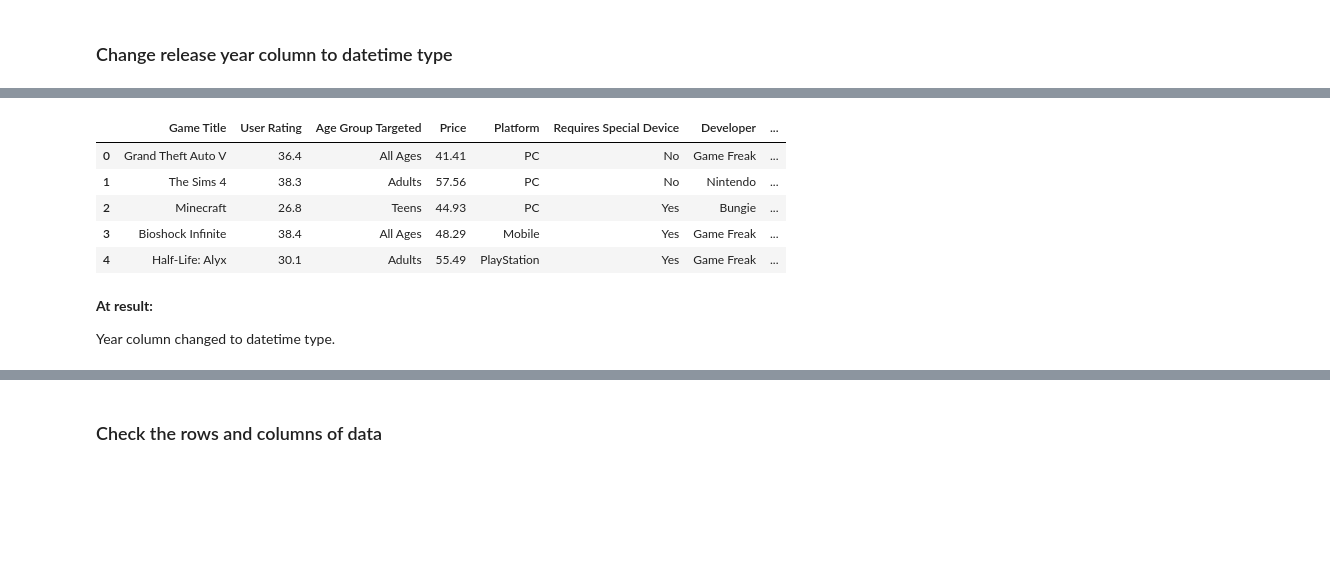
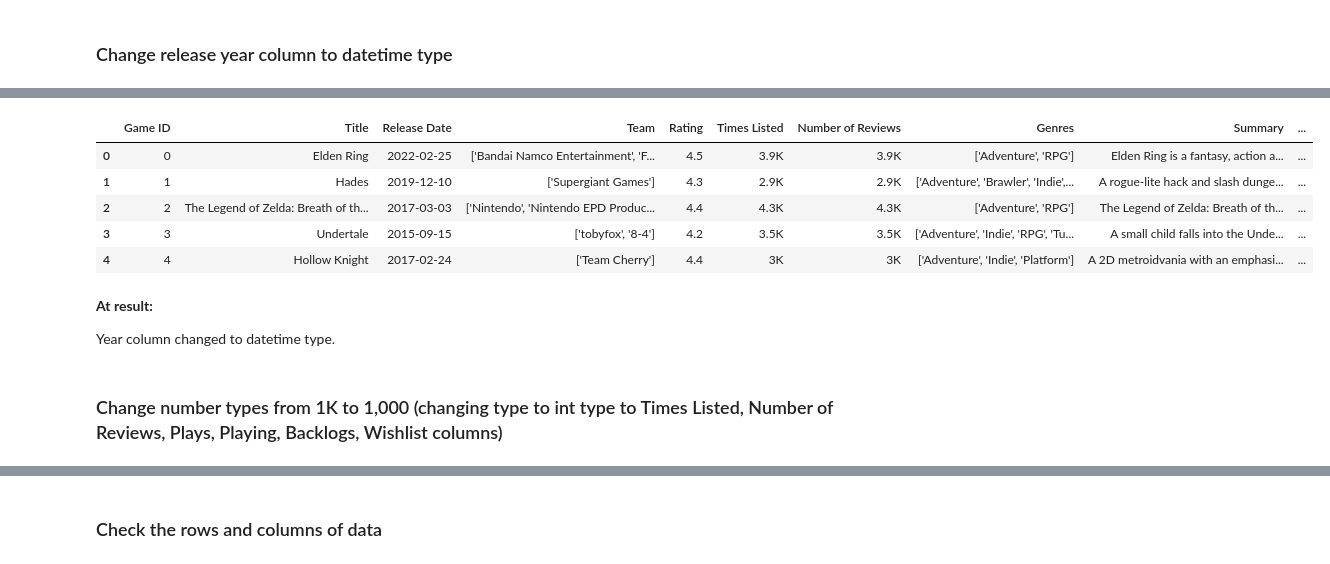
Before and after one commit to IrronRoman19/final-project-data, a Jupyter notebook: eda-project-tovtech-video-game-reviews.ipynb, the cells around one changed output, grey strips where cells are left out. Saved outputs shown, nothing was run; the diff lists cells and outputs as text; code cells hidden in the pictures; blank space fills up the shorter version.

```diff
--- a/eda-project-tovtech-video-game-reviews.ipynb
+++ b/eda-project-tovtech-video-game-reviews.ipynb
@@ -50,9 +65,9 @@ warnings.filterwarnings('ignore', category=FutureWarning)
 # %% [markdown]
 ### Load the data from dataset
 # %%
-# Import video_game_reviews.csv dataset from /kaggle/input/video-game-reviews-and-ratings
-url = '/kaggle/input/video-game-reviews-and-ratings/video_game_reviews.csv'
-reviews = pd.read_csv(url)
+# Import all_video_games(cleaned).csv dataset from /kaggle/input/video-game-reviews-and-ratings
+url = '/kaggle/input/popular-video-games-1980-2023/games.csv'
+games = pd.read_csv(url)
 # %% [markdown]
 ### Display first rows of data
 # %%
@@ -70,7 +85,10 @@ reviews.head()
 # %% [markdown]
 ### Display information about data
 # %%
+# Rename a index column
+games = games.rename(columns={'Unnamed: 0': 'Game ID'})
+
 # Display info about data
-reviews.info()
+games.info()
 # %% [output]
 <class 'pandas.core.frame.DataFrame'>
@@ -101,15 +119,15 @@ memory usage: 6.6+ MB
 # %% [markdown]
 ### Change release year column to datetime type
 # %%
-# Changing column type "Release Year" to datetime type
-reviews['Release Year'] = pd.to_datetime(reviews['Release Year'], format='%Y', errors='coerce')
+# Changing column type "Release Date" to datetime type
+games['Release Date'] = pd.to_datetime(games['Release Date'], errors='coerce')
 
-# Display Release Year unique values
-print(f"Release Years unique: {reviews['Release Year'].unique()}\n")
+# Display Release Date unique values
+print(f"Release Dates unique: {games['Release Date'].unique()}\n")
 
 # Display data info
-print(reviews.info())
+print(games.info())
 
 # Display first data columns
-reviews.head()
+games.head()
 # %% [output]
@@ -132,11 +150,13 @@ memory usage: 6.6+ MB
 None
-|  | Game Title | User Rating | Age Group Targeted | Price | Platform | Requires Special Device | Developer | ... |
-| 0 | Grand Theft Auto V | 36.4 | All Ages | 41.41 | PC | No | Game Freak | ... |
-| 1 | The Sims 4 | 38.3 | Adults | 57.56 | PC | No | Nintendo | ... |
-| 2 | Minecraft | 26.8 | Teens | 44.93 | PC | Yes | Bungie | ... |
-| 3 | Bioshock Infinite | 38.4 | All Ages | 48.29 | Mobile | Yes | Game Freak | ... |
-| 4 | Half-Life: Alyx | 30.1 | Adults | 55.49 | PlayStation | Yes | Game Freak | ... |
+|  | Game ID | Title | Release Date | Team | Rating | Times Listed | Number of Reviews | Genres | Summary | ... |
+| 0 | 0 | Elden Ring | 2022-02-25 | ['Bandai Namco Entertainment', 'F... | 4.5 | 3.9K | 3.9K | ['Adventure', 'RPG'] | Elden Ring is a fantasy, action a... | ... |
+| 1 | 1 | Hades | 2019-12-10 | ['Supergiant Games'] | 4.3 | 2.9K | 2.9K | ['Adventure', 'Brawler', 'Indie',... | A rogue-lite hack and slash dunge... | ... |
+| 2 | 2 | The Legend of Zelda: Breath of th... | 2017-03-03 | ['Nintendo', 'Nintendo EPD Produc... | 4.4 | 4.3K | 4.3K | ['Adventure', 'RPG'] | The Legend of Zelda: Breath of th... | ... |
+| 3 | 3 | Undertale | 2015-09-15 | ['tobyfox', '8-4'] | 4.2 | 3.5K | 3.5K | ['Adventure', 'Indie', 'RPG', 'Tu... | A small child falls into the Unde... | ... |
+| 4 | 4 | Hollow Knight | 2017-02-24 | ['Team Cherry'] | 4.4 | 3K | 3K | ['Adventure', 'Indie', 'Platform'] | A 2D metroidvania with an emphasi... | ... |
 # %% [markdown]
 **At result:**
 
 Year column changed to datetime type.
+# %% [markdown]
+### Change number types from 1K to 1,000 (changing type to int type to Times Listed, Number of Reviews, Plays, Playing, Backlogs, Wishlist columns)
```
Also changed, not shown: parts of 244 cells of this notebook.
